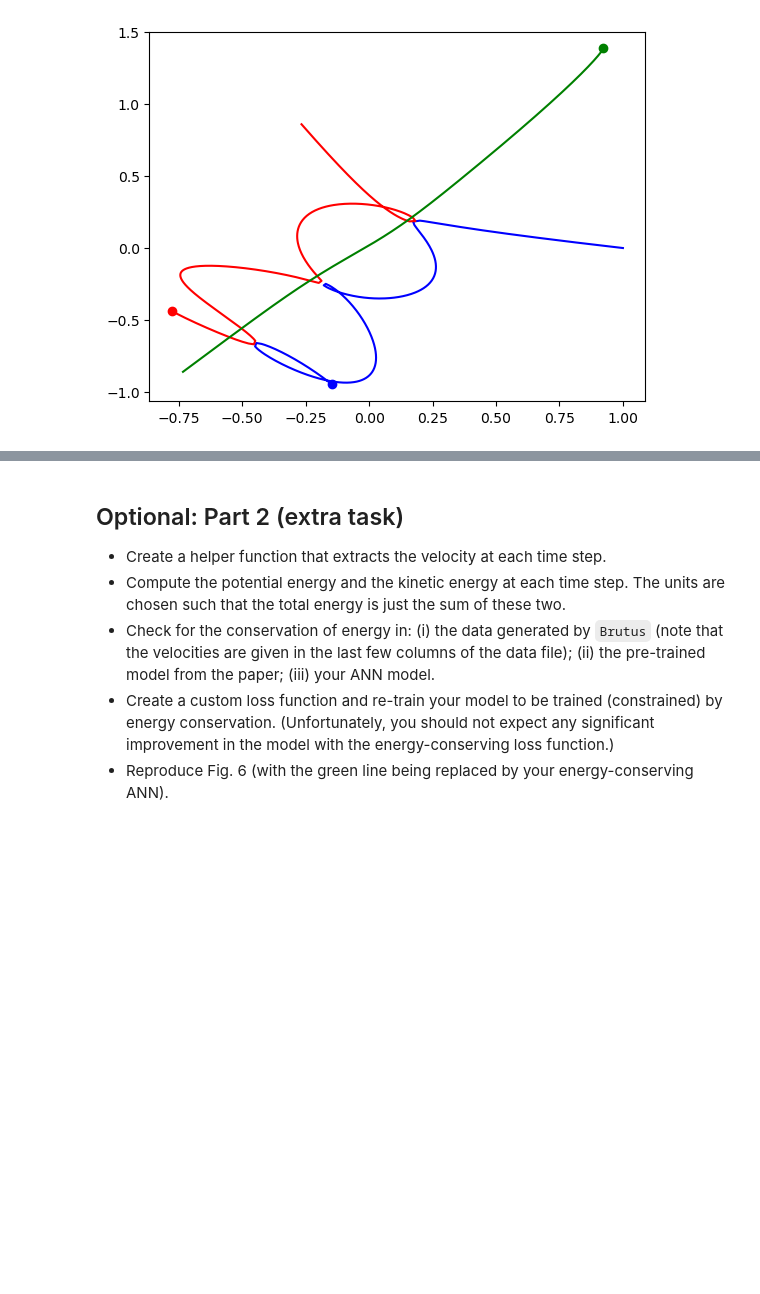
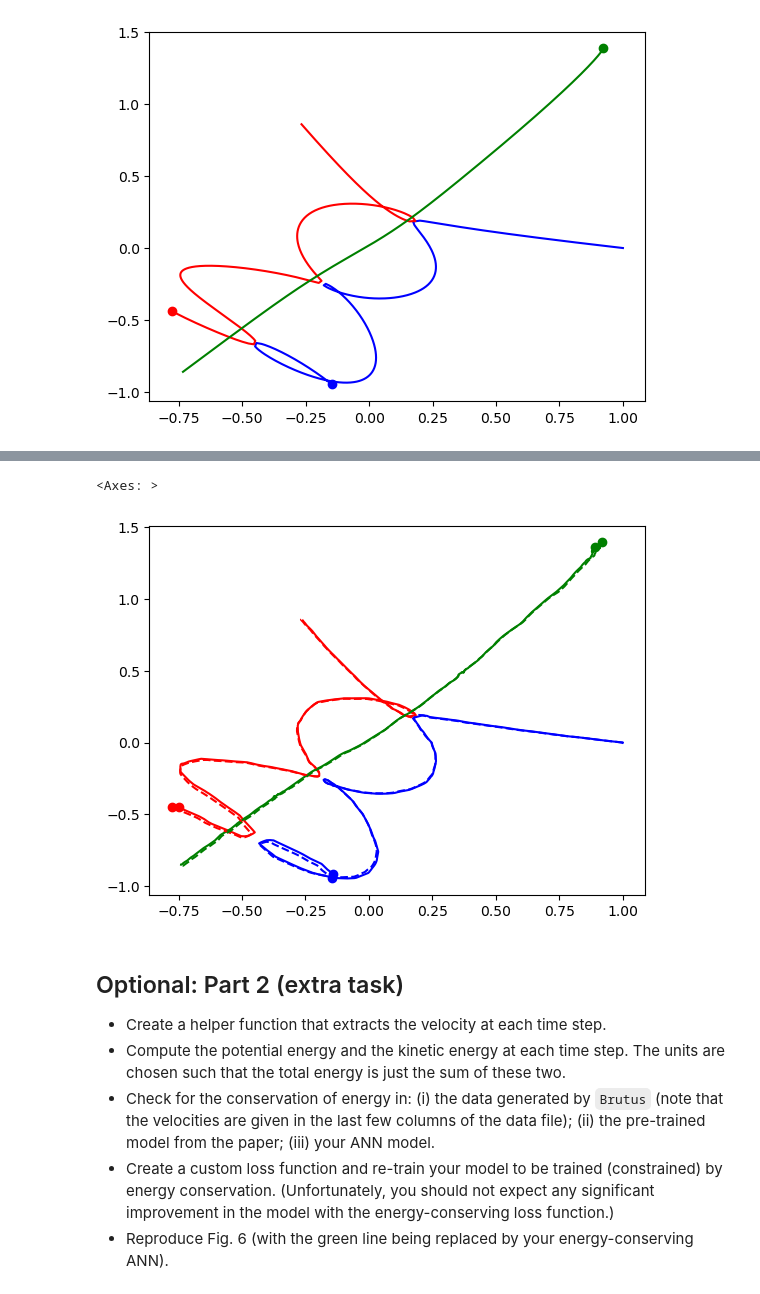
Before and after one commit to charbelnemer/tif285_project2, a Jupyter notebook: TIF285_Project2.ipynb, the cells around one changed output, grey strips where cells are left out. Drawn from its saved outputs; the diff is of its cells as text; code cells hidden in the pictures; blank space fills up the shorter version.

```diff
--- a/TIF285_Project2.ipynb
+++ b/TIF285_Project2.ipynb
@@ -311,0 +329,22 @@ plot_trajectories(p1,p2,p3)
+# %%
+fig,ax = plt.subplots(1,1)
+
+idx = 0
+x_preturbed, y_preturbed = get_data(idx)
+theta = np.random.uniform(low=0.0, high=2*np.pi, size=1000)
+preturb1 = 0.01*np.cos(theta)
+preturb2 = 0.01*np.sin(theta)
+x_preturbed[:,1] = x_preturbed[:,1]+preturb1
+x_preturbed[:,2] = x_preturbed[:,2]+preturb2
+
+predictions = pre_trained_model.predict(x_preturbed)
+p1, p2, p3 = get_trajectories(predictions)
+plot_trajectories(p1,p2,p3,ax=ax)
+
+idx = 0
+x_lab, y_lab = get_data(idx)
+
+predictions = pre_trained_model.predict(x_lab)
+p1, p2, p3 = get_trajectories(predictions)
+plot_trajectories(p1,p2,p3,ax=ax,linestyle='--')
+# %% [output]
@@ -312,3 +353,5 @@ plot_trajectories(p1,p2,p3)
+<Axes: >
+[figure, added]
 # %% [markdown]
 ## Optional: Part 2 (extra task)
 * Create a helper function that extracts the velocity at each time step.
```
Also changed, not shown: parts of 9 cells of this notebook.
